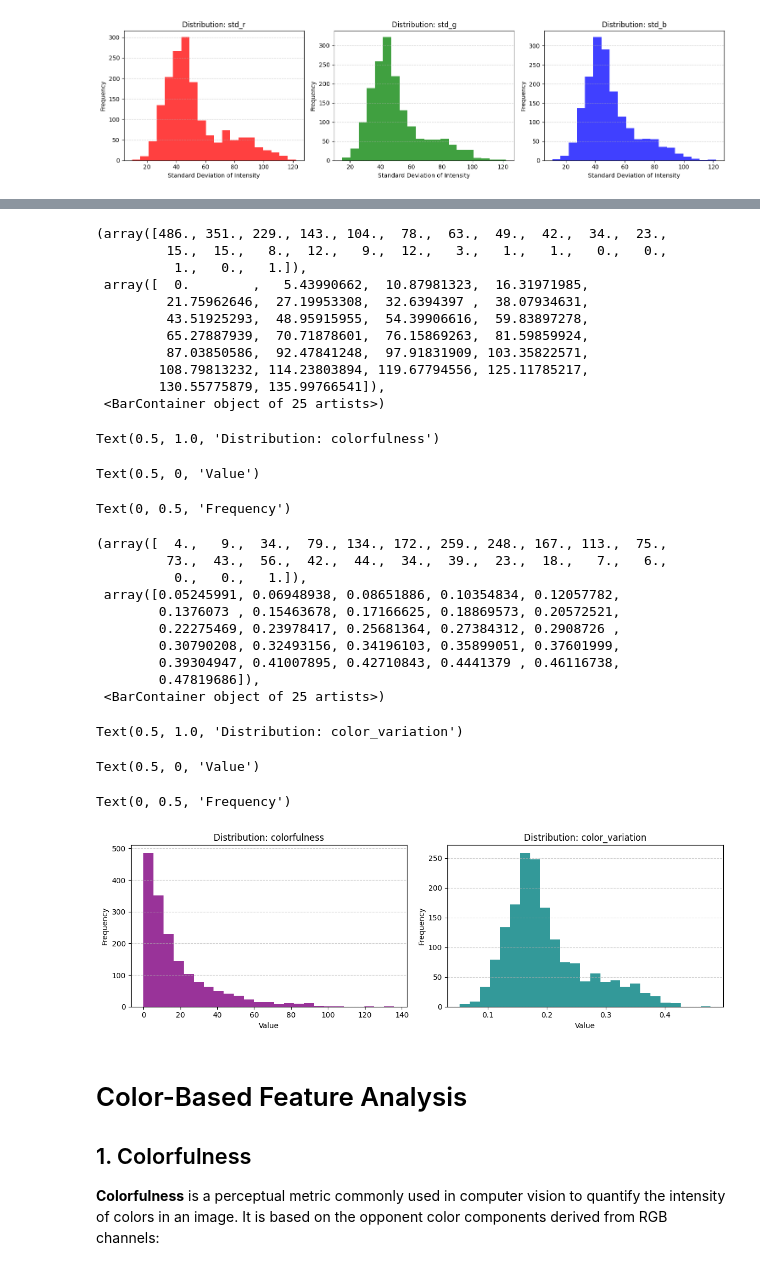
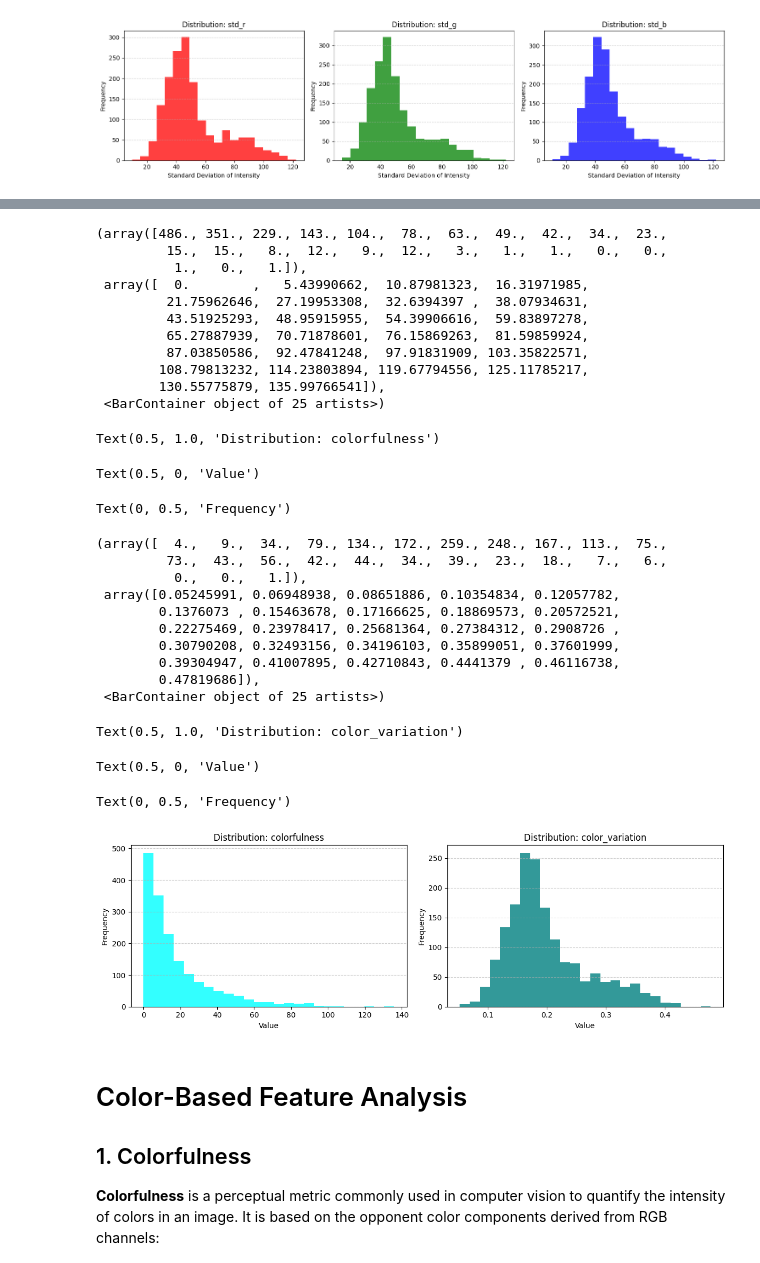
Before and after one commit to danielpiresribeiro123-code/cv_analyser_research, a Jupyter notebook: src/analysis/train_data/yolo/yolo_train_data_EDA.ipynb, the cells around one changed output, grey strips where cells are left out. Saved outputs shown, nothing was run; the diff lists cells and outputs as text; code cells hidden in the pictures.

Commit message:
EDA do yolo

```diff
--- a/src/analysis/train_data/yolo/yolo_train_data_EDA.ipynb
+++ b/src/analysis/train_data/yolo/yolo_train_data_EDA.ipynb
@@ -586,9 +617,9 @@ Text(0, 0.5, 'Frequency')
 [figure]
 # %%
 cols = [
-    ("std_r", "red"),
-    ("std_g", "green"),
-    ("std_b", "blue"),
+    ("std_red", "red"),
+    ("std_green", "green"),
+    ("std_blue", "blue"),
 ]
 
 fig, axes = plt.subplots(1, 3, figsize=(15, 4))
@@ -638,3 +669,21 @@ Text(0.5, 1.0, 'Distribution: std_b')
 Text(0.5, 0, 'Standard Deviation of Intensity')
 Text(0, 0.5, 'Frequency')
 [figure]
+# %%
+cols = [
+    ("mean_hue", "purple"),   # Hue
+    ("mean_saturation", "orange"),   # Saturation
+    ("mean_value", "dimgray"),  # Value (brightness)
+]
+
+fig, axes = plt.subplots(1, 3, figsize=(15, 4))
+
+for ax, (col, color) in zip(axes, cols):
+    ax.hist(df_yolo[col], bins=20, color=color, alpha=0.8)
+    ax.set_title(f"Distribution: {col}")
+    ax.set_xlabel("Mean HSV Value")
+    ax.set_ylabel("Frequency")
+    ax.grid(axis="y", linestyle="--", alpha=0.6)
+
+plt.tight_layout()
+plt.show()
@@ -640,0 +727,19 @@ Text(0, 0.5, 'Frequency')
+# %%
+cols = [
+    ("std_hue", "purple"),   # Hue variation
+    ("std_saturation", "orange"),   # Saturation variation
+    ("std_value", "dimgray"),  # Value (brightness) variation
+]
+
+fig, axes = plt.subplots(1, 3, figsize=(15, 4))
+
+
+for ax, (col, color) in zip(axes, cols):
+    ax.hist(df_yolo[col], bins=20, color=color, alpha=0.8)
+    ax.set_title(f"Distribution: {col}")
+    ax.set_xlabel("Standard Deviation in HSV Space")
+    ax.set_ylabel("Frequency")
+    ax.grid(axis="y", linestyle="--", alpha=0.6)
+
+plt.tight_layout()
+plt.show()
@@ -642,7 +750,7 @@ Text(0, 0.5, 'Frequency')
 import matplotlib.pyplot as plt
 
 cols = [
-    ("colorfulness", "purple"),
+    ("colorfulness", "cyan"),
     ("color_variation", "teal"),
 ]
 
@@ -658,34 +766,34 @@ for ax, (col, color) in zip(axes, cols):
 plt.tight_layout()
 plt.show()
 # %% [output]
 (array([486., 351., 229., 143., 104.,  78.,  63.,  49.,  42.,  34.,  23.,
          15.,  15.,   8.,  12.,   9.,  12.,   3.,   1.,   1.,   0.,   0.,
           1.,   0.,   1.]),
  array([  0.        ,   5.43990662,  10.87981323,  16.31971985,
          21.75962646,  27.19953308,  32.6394397 ,  38.07934631,
          43.51925293,  48.95915955,  54.39906616,  59.83897278,
          65.27887939,  70.71878601,  76.15869263,  81.59859924,
          87.03850586,  92.47841248,  97.91831909, 103.35822571,
         108.79813232, 114.23803894, 119.67794556, 125.11785217,
         130.55775879, 135.99766541]),
  <BarContainer object of 25 artists>)
 Text(0.5, 1.0, 'Distribution: colorfulness')
 Text(0.5, 0, 'Value')
 Text(0, 0.5, 'Frequency')
 (array([  4.,   9.,  34.,  79., 134., 172., 259., 248., 167., 113.,  75.,
          73.,  43.,  56.,  42.,  44.,  34.,  39.,  23.,  18.,   7.,   6.,
           0.,   0.,   1.]),
  array([0.05245991, 0.06948938, 0.08651886, 0.10354834, 0.12057782,
         0.1376073 , 0.15463678, 0.17166625, 0.18869573, 0.20572521,
         0.22275469, 0.23978417, 0.25681364, 0.27384312, 0.2908726 ,
         0.30790208, 0.32493156, 0.34196103, 0.35899051, 0.37601999,
         0.39304947, 0.41007895, 0.42710843, 0.4441379 , 0.46116738,
         0.47819686]),
  <BarContainer object of 25 artists>)
 Text(0.5, 1.0, 'Distribution: color_variation')
 Text(0.5, 0, 'Value')
 Text(0, 0.5, 'Frequency')
-[figure, old version]
+[figure, new version]
 # %% [markdown]
 # Color-Based Feature Analysis
 
```
Also changed, not shown: parts of 16 cells of this notebook, 7 other files.
